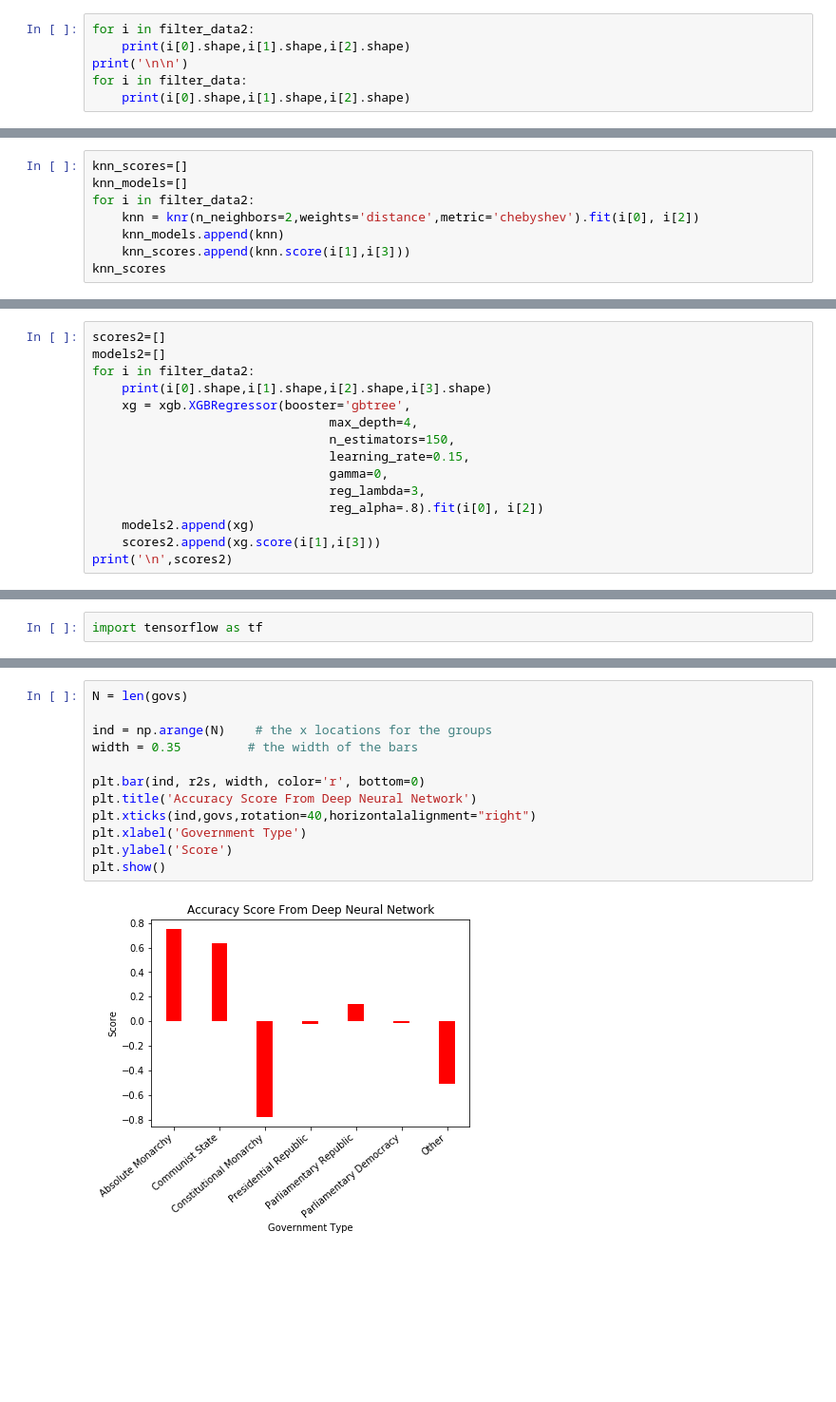
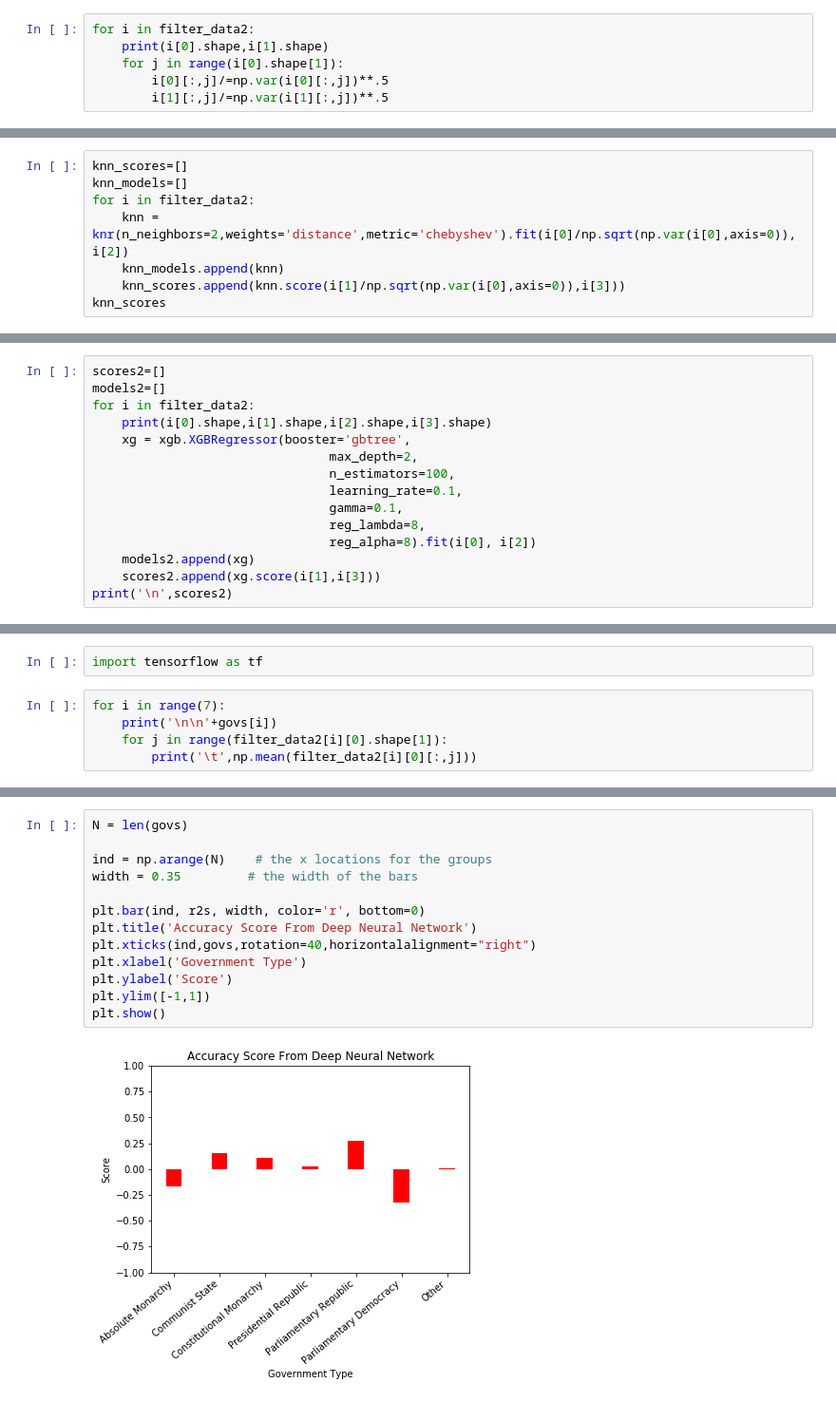
Before and after one commit to bruces12/My_Projects, a Jupyter notebook: Git_hub_Stuff/GDP_modeling/auxiliary_code.ipynb, the cells around one changed output, grey strips where cells are left out. Shown: that part at 95% size. Cells and saved outputs as stored; diff of their text form; blank space fills up the shorter version.

```diff
--- a/Git_hub_Stuff/GDP_modeling/auxiliary_code.ipynb
+++ b/Git_hub_Stuff/GDP_modeling/auxiliary_code.ipynb
@@ -818,8 +818,8 @@ for i in range(len(govs)):
     filter_data2.append([filter_data[i][0][:,mask],filter_data[i][1][:,mask],filter_data[i][2],filter_data[i][3]])
 # %%
 for i in filter_data2:
-    print(i[0].shape,i[1].shape,i[2].shape)
-print('\n\n')
-for i in filter_data:
-    print(i[0].shape,i[1].shape,i[2].shape)
+    print(i[0].shape,i[1].shape)
+    for j in range(i[0].shape[1]):
+        i[0][:,j]/=np.var(i[0][:,j])**.5
+        i[1][:,j]/=np.var(i[1][:,j])**.5
 # %% [output]
@@ -846,8 +836,8 @@ from sklearn.neighbors import KNeighborsRegressor as knr
 knn_scores=[]
 knn_models=[]
 for i in filter_data2:
-    knn = knr(n_neighbors=2,weights='distance',metric='chebyshev').fit(i[0], i[2])
+    knn = knr(n_neighbors=2,weights='distance',metric='chebyshev').fit(i[0]/np.sqrt(np.var(i[0],axis=0)), i[2])
     knn_models.append(knn)
-    knn_scores.append(knn.score(i[1],i[3]))
+    knn_scores.append(knn.score(i[1]/np.sqrt(np.var(i[0],axis=0)),i[3]))
 knn_scores
 # %% [output]
@@ -879,12 +869,12 @@ models2=[]
 for i in filter_data2:
     print(i[0].shape,i[1].shape,i[2].shape,i[3].shape)
     xg = xgb.XGBRegressor(booster='gbtree',
-                                max_depth=4,
-                                n_estimators=150,
-                                learning_rate=0.15,
-                                gamma=0,
-                                reg_lambda=3,
-                                reg_alpha=.8).fit(i[0], i[2])
+                                max_depth=2,
+                                n_estimators=100,
+                                learning_rate=0.1,
+                                gamma=0.1,
+                                reg_lambda=8,
+                                reg_alpha=8).fit(i[0], i[2])
     models2.append(xg)
     scores2.append(xg.score(i[1],i[3]))
 print('\n',scores2)
@@ -938,2 +929,7 @@ for i in range(7):
 # %%
 import tensorflow as tf
+# %%
+for i in range(7):
+    print('\n\n'+govs[i])
+    for j in range(filter_data2[i][0].shape[1]):
+        print('\t',np.mean(filter_data2[i][0][:,j]))
@@ -1032,14 +1051,15 @@ r2s
 # %%
 N = len(govs)
 
 ind = np.arange(N)    # the x locations for the groups
 width = 0.35         # the width of the bars
 
 plt.bar(ind, r2s, width, color='r', bottom=0)
 plt.title('Accuracy Score From Deep Neural Network')
 plt.xticks(ind,govs,rotation=40,horizontalalignment="right")
 plt.xlabel('Government Type')
 plt.ylabel('Score')
+plt.ylim([-1,1])
 plt.show()
 # %% [output]
-[figure, old version]
+[figure, new version]
```
Also changed, not shown: parts of 36 cells of this notebook.
